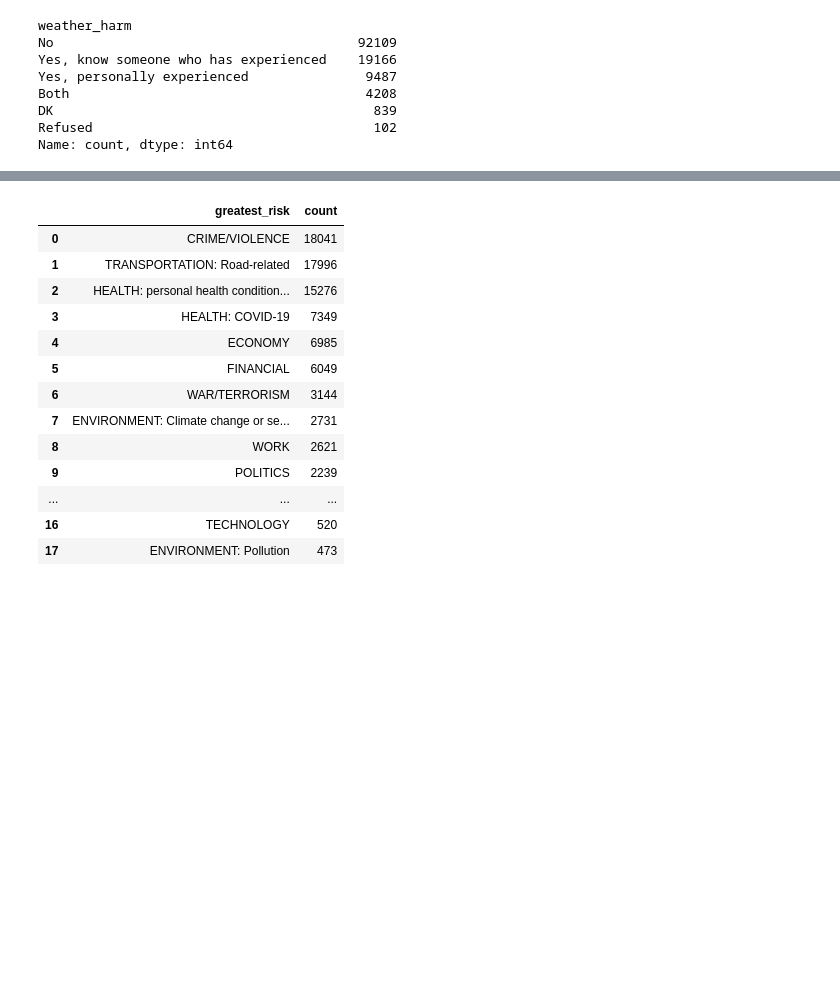
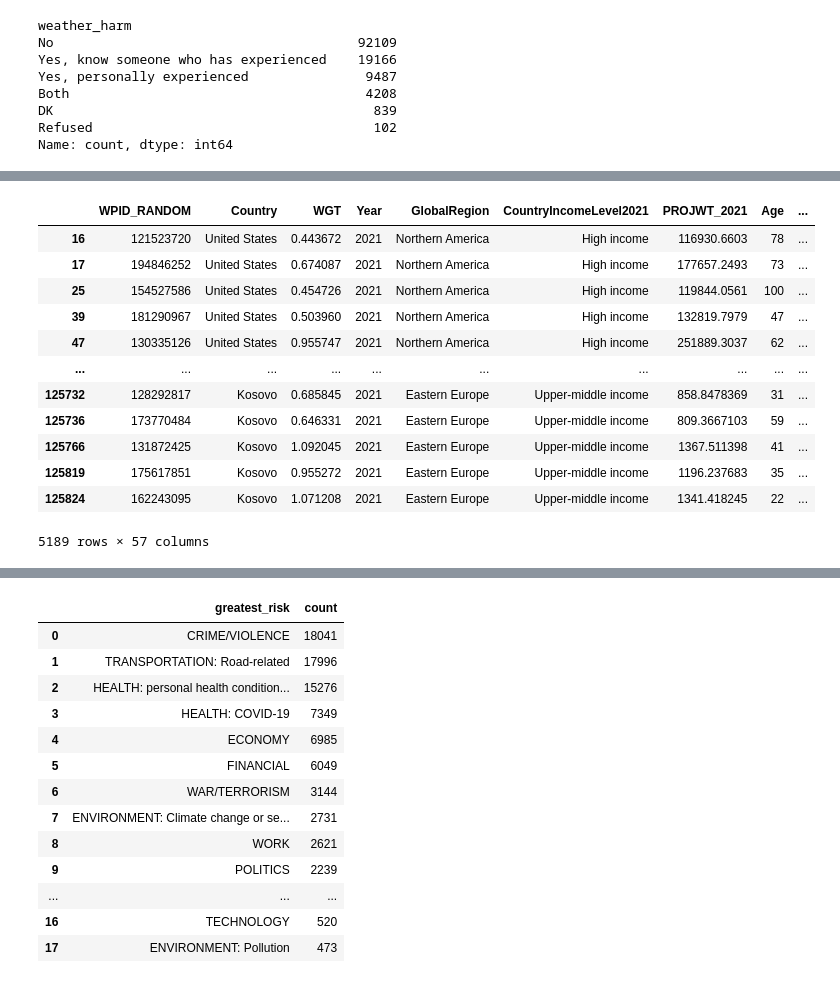
Before and after one commit to eemchadwick/natural_disasters, a Jupyter notebook: notebooks/natural disasters.ipynb, the cells around one changed output, grey strips where cells are left out. Saved outputs shown, nothing was run; the diff lists cells and outputs as text; code cells hidden in the pictures; blank space fills up the shorter version.

```diff
--- a/notebooks/natural disasters.ipynb
+++ b/notebooks/natural disasters.ipynb
@@ -1917,0 +1918,16 @@ survey[['disaster_exp', 'weather_harm']]
+# %%
+survey[(survey['disaster_exp']== 'No') & ((survey['weather_harm']=='Yes, personally experienced') | (survey['weather_harm']=='Both'))  ]
+# %% [output]
+|  | WPID_RANDOM | Country | WGT | Year | GlobalRegion | CountryIncomeLevel2021 | PROJWT_2021 | Age | ... |
+| 16 | 121523720 | United States | 0.443672 | 2021 | Northern America | High income | 116930.6603 | 78 | ... |
+| 17 | 194846252 | United States | 0.674087 | 2021 | Northern America | High income | 177657.2493 | 73 | ... |
+| 25 | 154527586 | United States | 0.454726 | 2021 | Northern America | High income | 119844.0561 | 100 | ... |
+| 39 | 181290967 | United States | 0.503960 | 2021 | Northern America | High income | 132819.7979 | 47 | ... |
+| 47 | 130335126 | United States | 0.955747 | 2021 | Northern America | High income | 251889.3037 | 62 | ... |
+| ... | ... | ... | ... | ... | ... | ... | ... | ... | ... |
+| 125732 | 128292817 | Kosovo | 0.685845 | 2021 | Eastern Europe | Upper-middle income | 858.8478369 | 31 | ... |
+| 125736 | 173770484 | Kosovo | 0.646331 | 2021 | Eastern Europe | Upper-middle income | 809.3667103 | 59 | ... |
+| 125766 | 131872425 | Kosovo | 1.092045 | 2021 | Eastern Europe | Upper-middle income | 1367.511398 | 41 | ... |
+| 125819 | 175617851 | Kosovo | 0.955272 | 2021 | Eastern Europe | Upper-middle income | 1196.237683 | 35 | ... |
+| 125824 | 162243095 | Kosovo | 1.071208 | 2021 | Eastern Europe | Upper-middle income | 1341.418245 | 22 | ... |
+5189 rows × 57 columns
```
Also changed, not shown: parts of 21 cells of this notebook, 1 other file.
